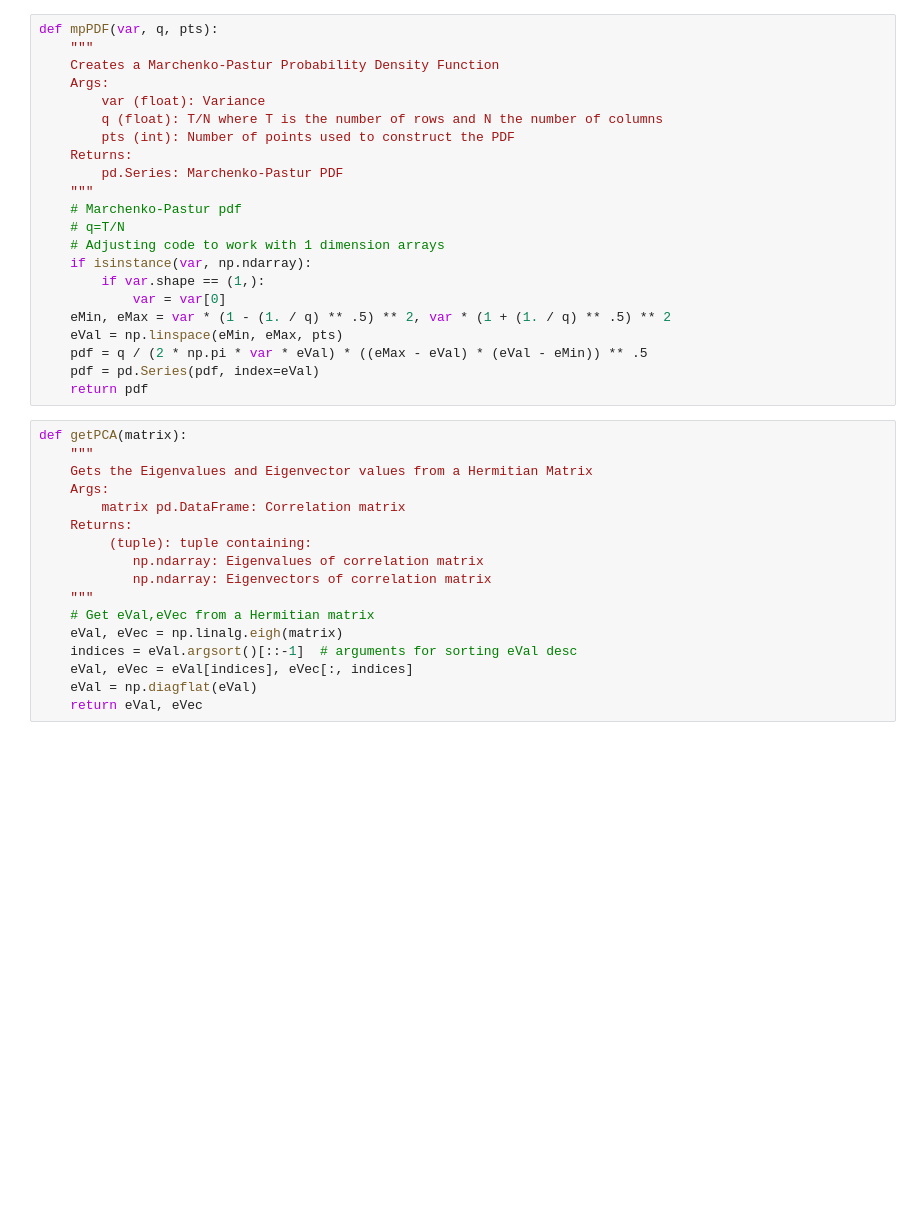
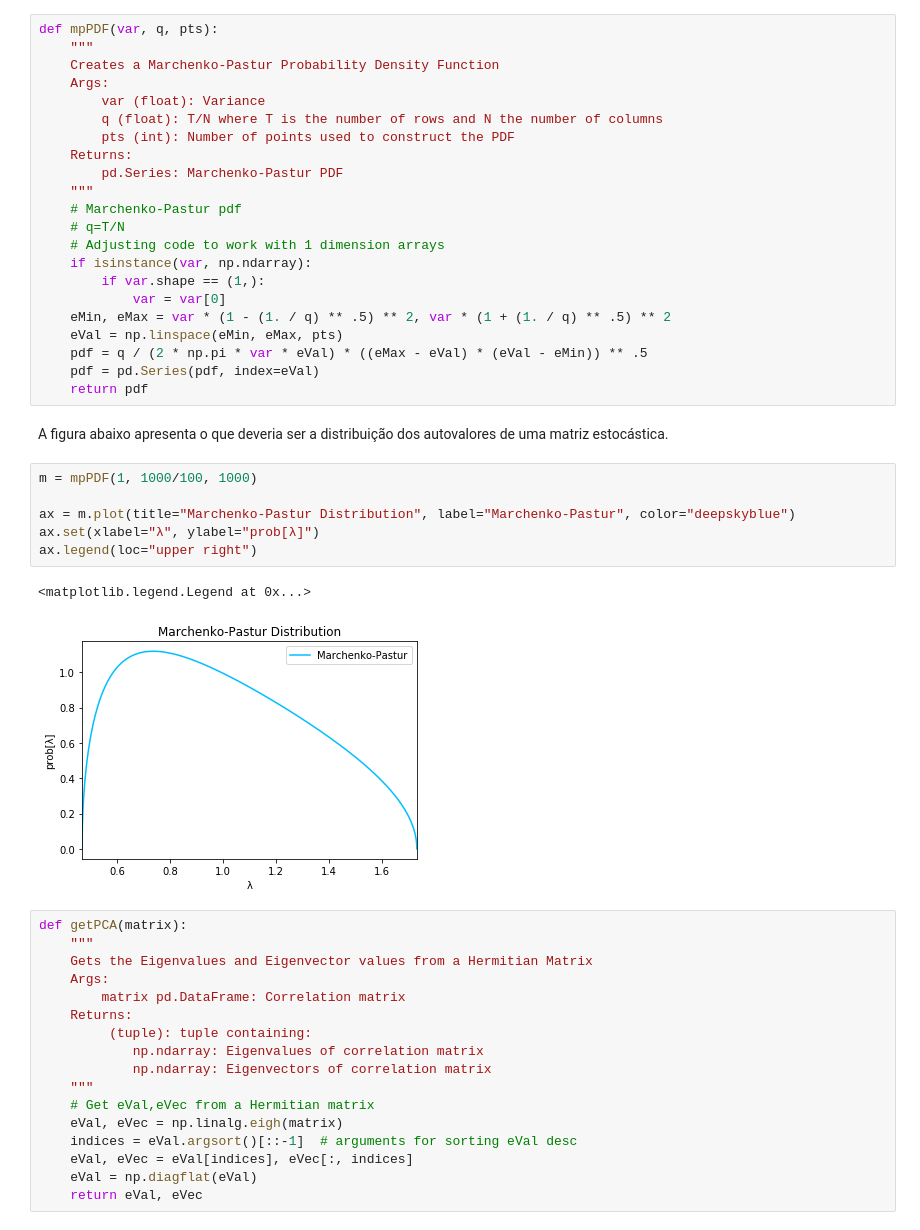
Before and after one commit to victorhugow/ml_asset_managers, a Jupyter notebook: codes/ch2.ipynb, the cells around one changed output. Cells and saved outputs as stored; diff of their text form; blank space fills up the shorter version.

```diff
--- a/codes/ch2.ipynb
+++ b/codes/ch2.ipynb
@@ -38,6 +44,17 @@ def mpPDF(var, q, pts):
     pdf = q / (2 * np.pi * var * eVal) * ((eMax - eVal) * (eVal - eMin)) ** .5
     pdf = pd.Series(pdf, index=eVal)
     return pdf
+# %% [markdown]
+A figura abaixo apresenta o que deveria ser a distribuição dos autovalores de uma matriz estocástica.
+# %%
+m = mpPDF(1, 1000/100, 1000)
+
+ax = m.plot(title="Marchenko-Pastur Distribution", label="Marchenko-Pastur", color="deepskyblue")
+ax.set(xlabel="λ", ylabel="prob[λ]")
+ax.legend(loc="upper right")
+# %% [output]
+<matplotlib.legend.Legend at 0x...>
+[figure, added]
 # %%
 def getPCA(matrix):
     """
```
Also changed, not shown: parts of 12 cells of this notebook.
